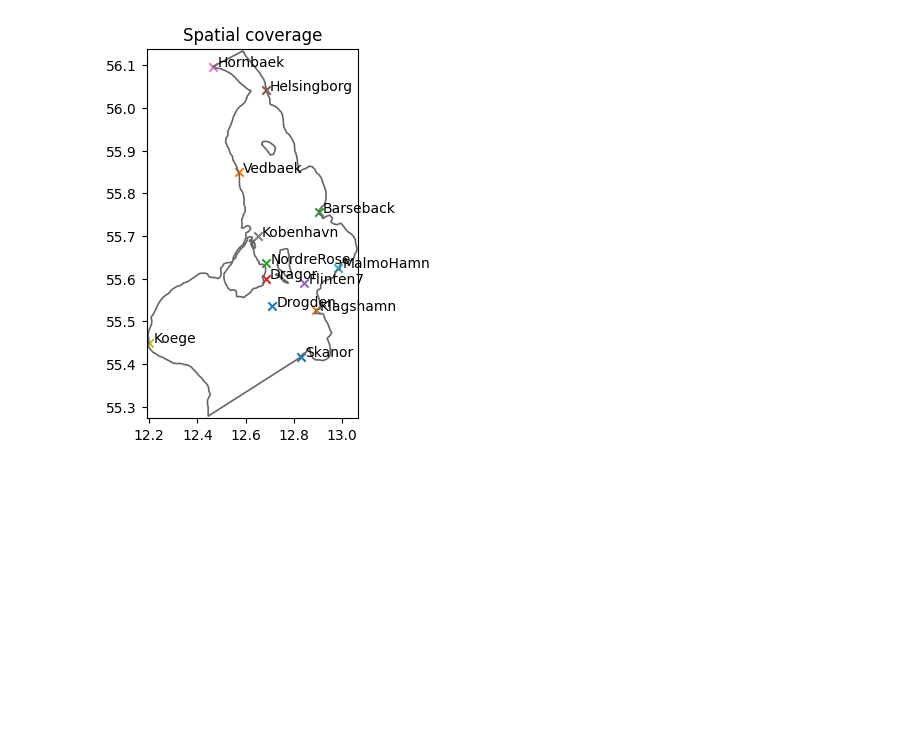
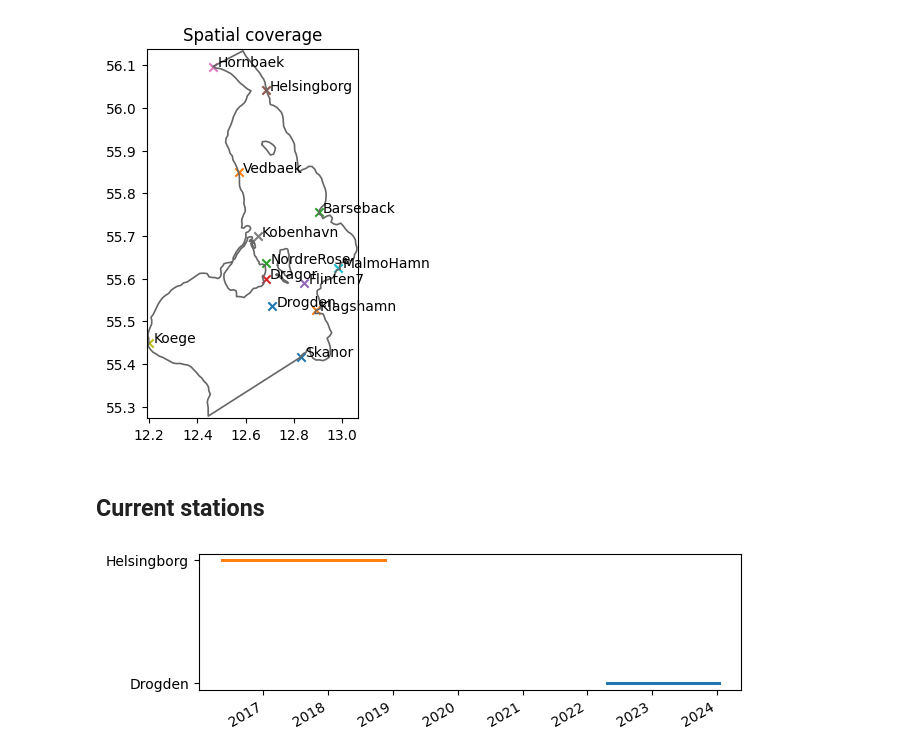
Before and after one commit to DHI/WaterBench-MIKE21HD-Oresund, a Jupyter notebook: code/explore_observation_data.ipynb, the cells around one changed output. Cells and saved outputs as stored; diff of their text form; code cells hidden in the pictures; blank space fills up the shorter version.

```diff
--- a/code/explore_observation_data.ipynb
+++ b/code/explore_observation_data.ipynb
@@ -40,10 +42,10 @@ df_stn
 ## Water level stations
 # %%
 # loop over all stations and load data and create ms.PointObservation for each (use long, lat and name from df_stn)
-olist = []
+wllist = []
 for i, row in df_stn.iterrows():
     df = pd.read_csv(fldr + f"{i}_wl.csv", index_col=0, parse_dates=True)
     q = ms.Quantity(name="Surface Elevation", unit="meter")
     o = ms.PointObservation(df.SLEV, x=row['Longitude'], y=row['Latitude'], name=i, quantity=q)
-    olist.append(o)
+    wllist.append(o)
 # %%
@@ -55,2 +57,20 @@ ms.plotting.spatial_overview(olist, mod=msh.geometry);
 # %% [output]
 [figure]
+# %% [markdown]
+## Current stations
+# %%
+qu = ms.Quantity(name="u-current", unit="m/s")
+ulist = []
+vlist = []
+for i, row in df_stn.iterrows():
+    if not Path(fldr + f"{i}_u_v.csv").exists():
+        continue
+    df = pd.read_csv(fldr + f"{i}_u_v.csv", index_col=0, parse_dates=True)
+    o = ms.PointObservation(df["current u"], x=row['Longitude'], y=row['Latitude'], name=i, quantity=qu)
+    ulist.append(o)
+    o = ms.PointObservation(df["current v"], x=row['Longitude'], y=row['Latitude'], name=i, quantity=qu)
+    vlist.append(o)
+# %%
+ms.plotting.temporal_coverage(ulist);
+# %% [output]
+[figure, added]
```
Also changed, not shown: parts of 10 cells of this notebook.
